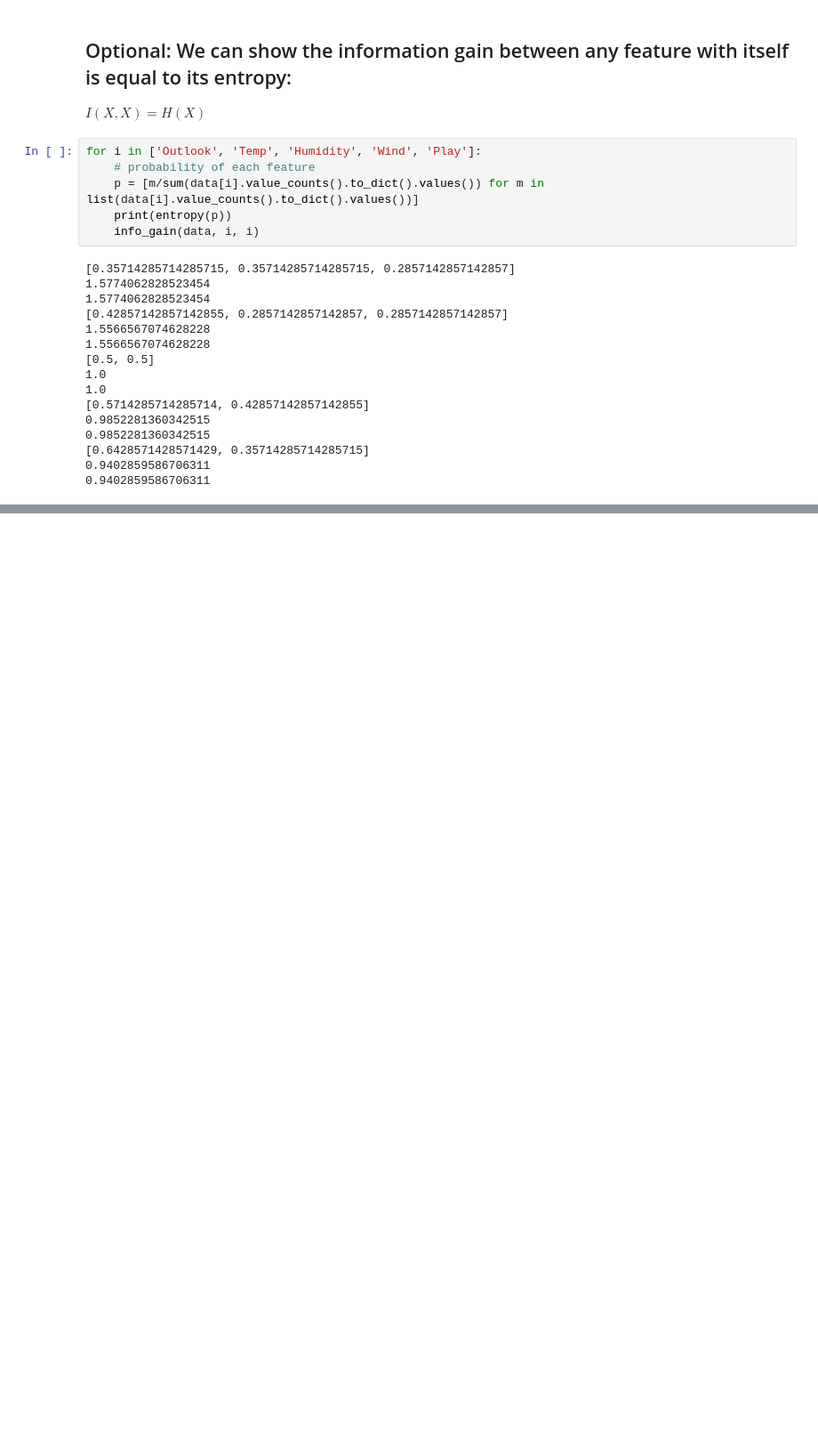
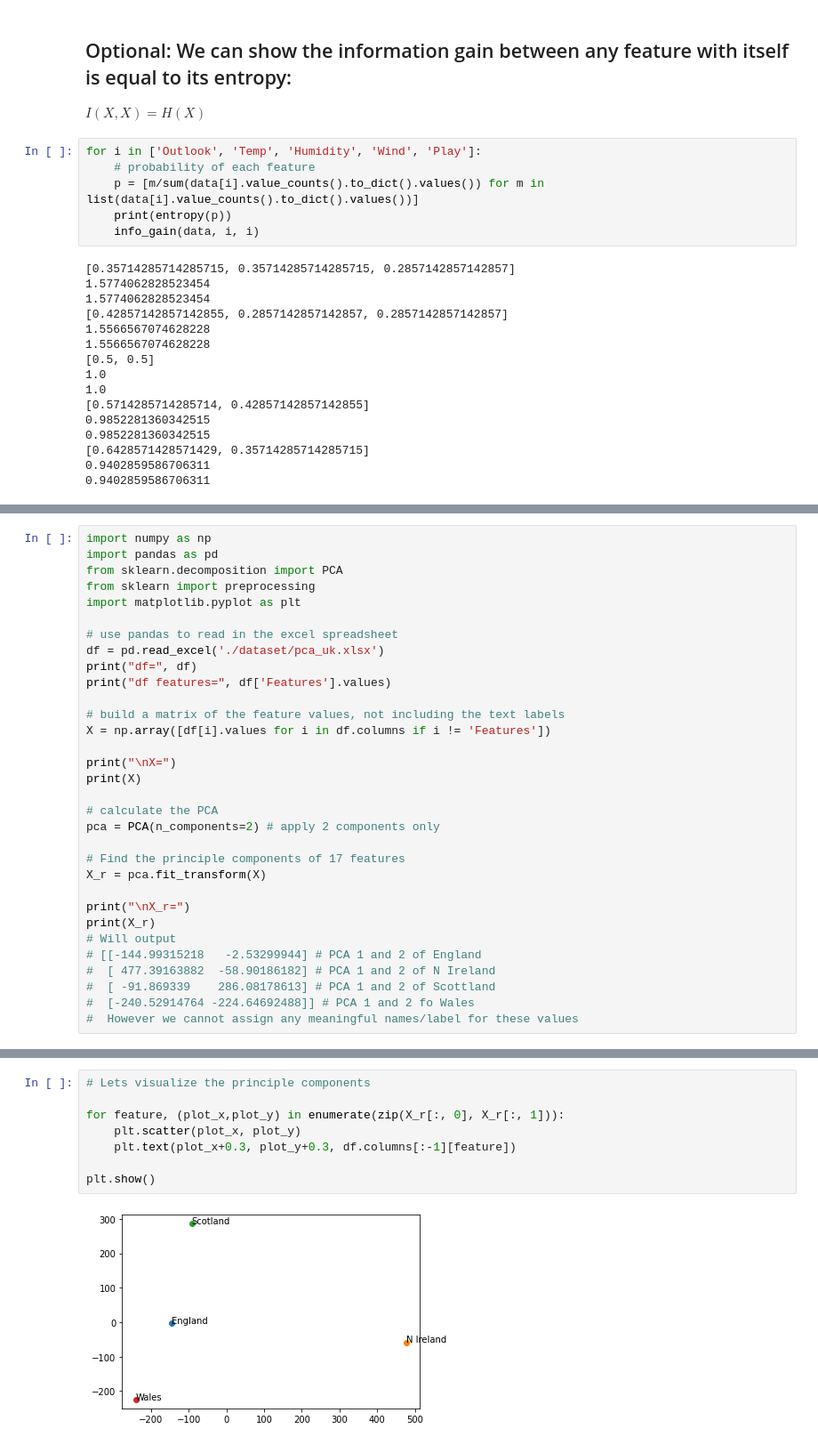
Before and after one commit to SamuelFolledo/DS2.1-Machine-Learning, a Jupyter notebook: classwork/Day 6.ipynb, the cells around one changed output, grey strips where cells are left out. Shown at 89% size. Saved outputs shown, nothing was run; the diff lists cells and outputs as text; blank space fills up the shorter version.

```diff
--- a/classwork/Day 6.ipynb
+++ b/classwork/Day 6.ipynb
@@ -398,0 +518,32 @@ for i in ['Outlook', 'Temp', 'Humidity', 'Wind', 'Play']:
+# %%
+import numpy as np
+import pandas as pd
+from sklearn.decomposition import PCA
+from sklearn import preprocessing
+import matplotlib.pyplot as plt
+
+# use pandas to read in the excel spreadsheet
+df = pd.read_excel('./dataset/pca_uk.xlsx')
+print("df=", df)
+print("df features=", df['Features'].values)
+
+# build a matrix of the feature values, not including the text labels
+X = np.array([df[i].values for i in df.columns if i != 'Features'])
+
+print("\nX=")
+print(X)
+
+# calculate the PCA
+pca = PCA(n_components=2) # apply 2 components only
+
+# Find the principle components of 17 features
+X_r = pca.fit_transform(X)
+
+print("\nX_r=")
+print(X_r)
+# Will output
+# [[-144.99315218   -2.53299944] # PCA 1 and 2 of England
+#  [ 477.39163882  -58.90186182] # PCA 1 and 2 of N Ireland
+#  [ -91.869339    286.08178613] # PCA 1 and 2 of Scottland
+#  [-240.52914764 -224.64692488]] # PCA 1 and 2 fo Wales
+#  However we cannot assign any meaningful names/label for these values
@@ -398,0 +568,10 @@ for i in ['Outlook', 'Temp', 'Humidity', 'Wind', 'Play']:
+# %%
+# Lets visualize the principle components
+
+for feature, (plot_x,plot_y) in enumerate(zip(X_r[:, 0], X_r[:, 1])):
+    plt.scatter(plot_x, plot_y)
+    plt.text(plot_x+0.3, plot_y+0.3, df.columns[:-1][feature])
+
+plt.show()
+# %% [output]
+[figure, added]
```
Also changed, not shown: parts of 24 cells of this notebook.
